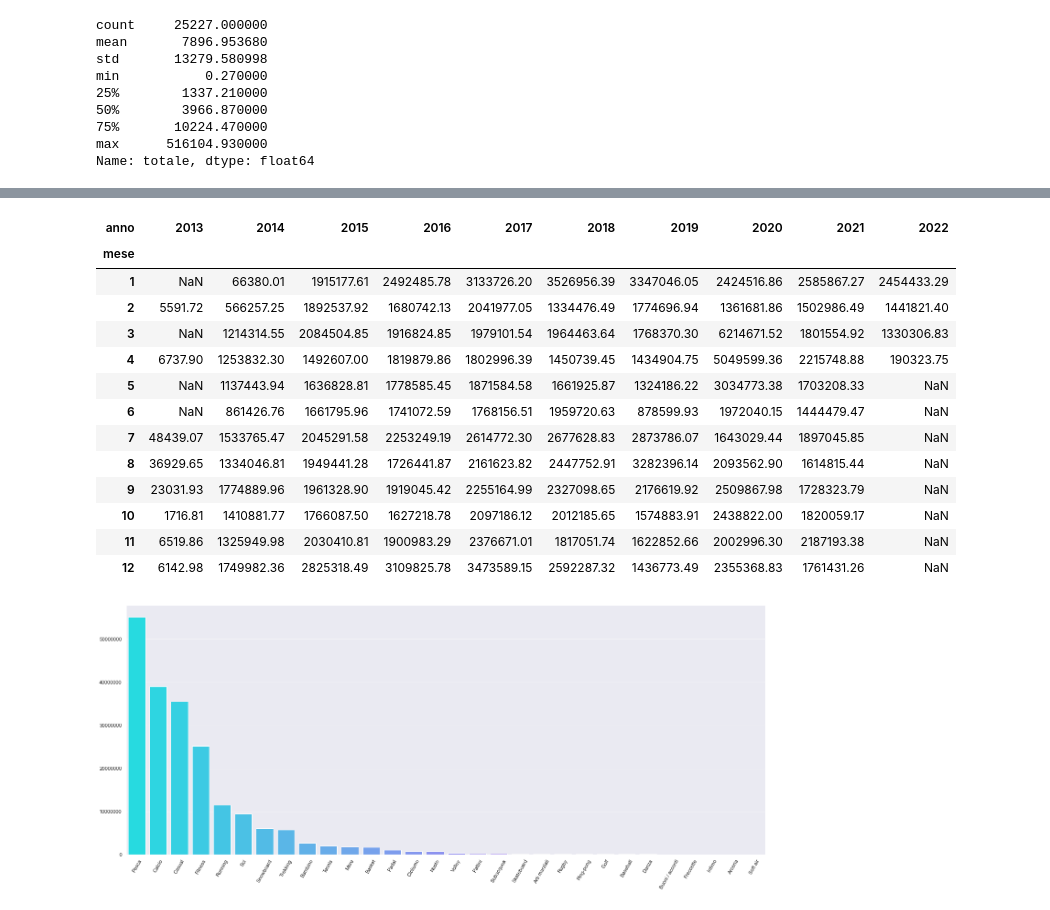
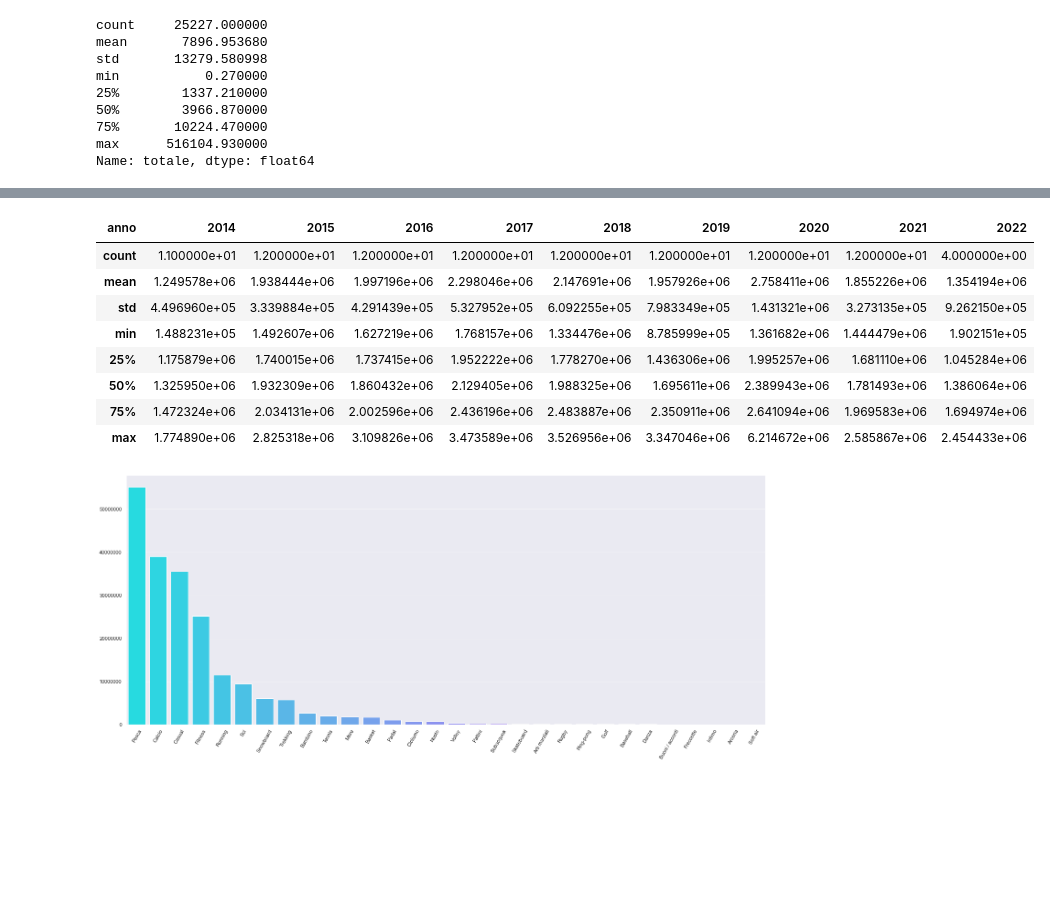
Before and after one commit to DragoneKTM/TimeSeriesProject, a Jupyter notebook: TimeSeriesProject.ipynb, the cells around one changed output, grey strips where cells are left out. Cells and saved outputs as stored; diff of their text form; code cells hidden in the pictures; blank space fills up the shorter version.

```diff
--- a/TimeSeriesProject.ipynb
+++ b/TimeSeriesProject.ipynb
@@ -76,3 +76,18 @@ min           0.270000
 75%       10224.470000
 max      516104.930000
 Name: totale, dtype: float64
+# %%
+### Check for missing days
+from datetime import timedelta
+
+### Group by per data to sum total earnings
+df_sells_day = pd.DataFrame(df.groupby(by="data", sort=True, as_index=False)["totale"].sum())
+
+list_missing_dates = []
+previous_date = df_sells_day['data'][0] - timedelta(days=1)
+for date in df_sells_day['data']:
+    if date-timedelta(days=1) != previous_date:
+        list_missing_dates.append(date)
+    previous_date = date
+
+print('Last date with missing previous day: ' + str(list_missing_dates[-1]))
@@ -79 +96,4 @@ Name: totale, dtype: float64
+# %%
+### Keep only days after the 2014-02-20 and discard the last day too (very low value, could be partial data, maybe extracted not at the end of the day)
+df_sells_day = df_sells_day[(df_sells_day['data'] > '2014-02-20') & (df_sells_day['data'] < '2022-04-08')]
 # %%
@@ -105,25 +127,21 @@ plt.xlim(left='2012-06-06', right='2022-12-31')
 # %%
-df['anno'] = [d.year for d in df['data']]
-df['mese'] = [d.month for d in df['data']]
+### Pivot by month
+df_sells_day['anno'] = [d.year for d in df_sells_day['data']]
+df_sells_day['mese'] = [d.month for d in df_sells_day['data']]
 
-df_mese = pd.DataFrame(df.groupby(by=['anno', 'mese'])['totale'].sum()).reset_index()
+df_mese = pd.DataFrame(df_sells_day.groupby(by=['anno', 'mese'])['totale'].sum()).reset_index()
 df_mese = df_mese.pivot(index="mese", columns="anno", values="totale")
-df_mese
+df_mese.describe()
 # %% [output]
-| anno | 2013 | 2014 | 2015 | 2016 | 2017 | 2018 | 2019 | 2020 | 2021 | 2022 |
-| mese |  |  |  |  |  |  |  |  |  |  |
-| 1 | NaN | 66380.01 | 1915177.61 | 2492485.78 | 3133726.20 | 3526956.39 | 3347046.05 | 2424516.86 | 2585867.27 | 2454433.29 |
-| 2 | 5591.72 | 566257.25 | 1892537.92 | 1680742.13 | 2041977.05 | 1334476.49 | 1774696.94 | 1361681.86 | 1502986.49 | 1441821.40 |
-| 3 | NaN | 1214314.55 | 2084504.85 | 1916824.85 | 1979101.54 | 1964463.64 | 1768370.30 | 6214671.52 | 1801554.92 | 1330306.83 |
-| 4 | 6737.90 | 1253832.30 | 1492607.00 | 1819879.86 | 1802996.39 | 1450739.45 | 1434904.75 | 5049599.36 | 2215748.88 | 190323.75 |
-| 5 | NaN | 1137443.94 | 1636828.81 | 1778585.45 | 1871584.58 | 1661925.87 | 1324186.22 | 3034773.38 | 1703208.33 | NaN |
-| 6 | NaN | 861426.76 | 1661795.96 | 1741072.59 | 1768156.51 | 1959720.63 | 878599.93 | 1972040.15 | 1444479.47 | NaN |
-| 7 | 48439.07 | 1533765.47 | 2045291.58 | 2253249.19 | 2614772.30 | 2677628.83 | 2873786.07 | 1643029.44 | 1897045.85 | NaN |
-| 8 | 36929.65 | 1334046.81 | 1949441.28 | 1726441.87 | 2161623.82 | 2447752.91 | 3282396.14 | 2093562.90 | 1614815.44 | NaN |
-| 9 | 23031.93 | 1774889.96 | 1961328.90 | 1919045.42 | 2255164.99 | 2327098.65 | 2176619.92 | 2509867.98 | 1728323.79 | NaN |
-| 10 | 1716.81 | 1410881.77 | 1766087.50 | 1627218.78 | 2097186.12 | 2012185.65 | 1574883.91 | 2438822.00 | 1820059.17 | NaN |
-| 11 | 6519.86 | 1325949.98 | 2030410.81 | 1900983.29 | 2376671.01 | 1817051.74 | 1622852.66 | 2002996.30 | 2187193.38 | NaN |
-| 12 | 6142.98 | 1749982.36 | 2825318.49 | 3109825.78 | 3473589.15 | 2592287.32 | 1436773.49 | 2355368.83 | 1761431.26 | NaN |
+| anno | 2014 | 2015 | 2016 | 2017 | 2018 | 2019 | 2020 | 2021 | 2022 |
+| count | 1.100000e+01 | 1.200000e+01 | 1.200000e+01 | 1.200000e+01 | 1.200000e+01 | 1.200000e+01 | 1.200000e+01 | 1.200000e+01 | 4.000000e+00 |
+| mean | 1.249578e+06 | 1.938444e+06 | 1.997196e+06 | 2.298046e+06 | 2.147691e+06 | 1.957926e+06 | 2.758411e+06 | 1.855226e+06 | 1.354194e+06 |
+| std | 4.496960e+05 | 3.339884e+05 | 4.291439e+05 | 5.327952e+05 | 6.092255e+05 | 7.983349e+05 | 1.431321e+06 | 3.273135e+05 | 9.262150e+05 |
+| min | 1.488231e+05 | 1.492607e+06 | 1.627219e+06 | 1.768157e+06 | 1.334476e+06 | 8.785999e+05 | 1.361682e+06 | 1.444479e+06 | 1.902151e+05 |
+| 25% | 1.175879e+06 | 1.740015e+06 | 1.737415e+06 | 1.952222e+06 | 1.778270e+06 | 1.436306e+06 | 1.995257e+06 | 1.681110e+06 | 1.045284e+06 |
+| 50% | 1.325950e+06 | 1.932309e+06 | 1.860432e+06 | 2.129405e+06 | 1.988325e+06 | 1.695611e+06 | 2.389943e+06 | 1.781493e+06 | 1.386064e+06 |
+| 75% | 1.472324e+06 | 2.034131e+06 | 2.002596e+06 | 2.436196e+06 | 2.483887e+06 | 2.350911e+06 | 2.641094e+06 | 1.969583e+06 | 1.694974e+06 |
+| max | 1.774890e+06 | 2.825318e+06 | 3.109826e+06 | 3.473589e+06 | 3.526956e+06 | 3.347046e+06 | 6.214672e+06 | 2.585867e+06 | 2.454433e+06 |
 # %%
 ### Group by per category and sum up
 df_groupby_settore = df.groupby(by=["settore"], sort=True)["totale"].sum().sort_values(ascending=False)
```
Also changed, not shown: parts of 9 cells of this notebook.
